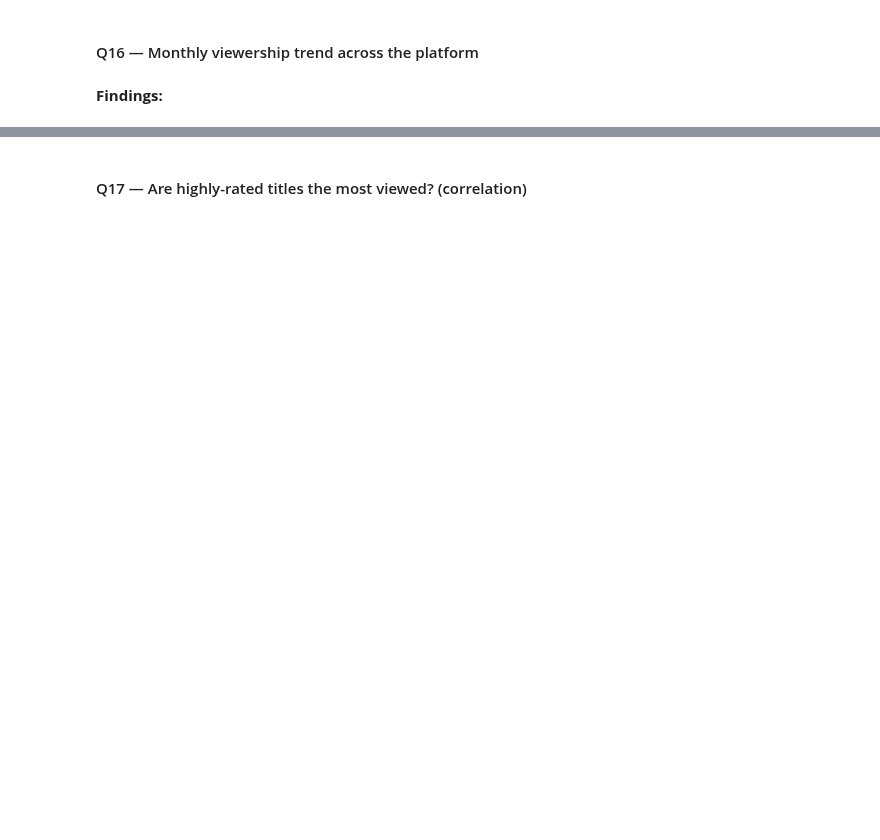
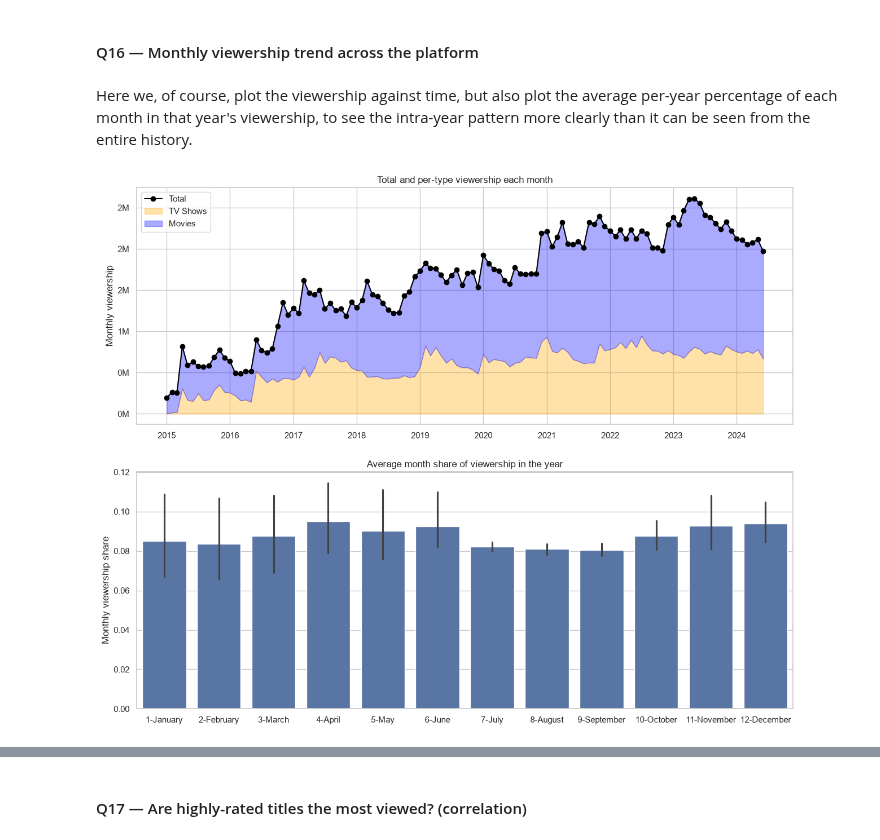
Before and after one commit to sysakm/movie_analytics_da_2026, a Jupyter notebook: starter_notebook.ipynb, the cells around one changed output, grey strips where cells are left out. Saved outputs shown, nothing was run; the diff lists cells and outputs as text; code cells hidden in the pictures; blank space fills up the shorter version.

```diff
--- a/starter_notebook.ipynb
+++ b/starter_notebook.ipynb
@@ -1745,2 +1854,40 @@ plt.show()
-# %% [markdown]
-**Findings:**
+# %% [markdown]
+Here we, of course, plot the viewership against time, but also plot the average per-year percentage of each month in that year's viewership, to see the intra-year pattern more clearly than it can be seen from the entire history.
+# %%
+# Your code here
+# one line -> one (month, title) pair
+cur_df = viewership.merge(titles[['title_id', 'type']], on='title_id', how='left')
+cur_df = cur_df.groupby(['type', 'month'])['views'].sum().unstack(level=0)
+
+month_num_df = cur_df.reset_index()
+month_num_df['year'] = month_num_df['month'].dt.year
+month_num_df['month_name'] = month_num_df['month'].dt.month_name()
+month_num_df['month'] = month_num_df['month'].dt.month.astype(str) + '-' + month_num_df['month_name']
+month_num_df['Total'] = month_num_df['TV Show'] + month_num_df['Movie']
+month_num_df['month_share'] = month_num_df['Total'] / month_num_df.groupby('year')['Total'].transform('sum')
+
+fig, axes = plt.subplots(2, 1, figsize=(15, 12))
+
+axes[0].plot(cur_df.index, cur_df.sum(axis=1), color='black', label='Total', marker='o')
+axes[0].fill_between(cur_df.index, [0]*len(cur_df), cur_df['TV Show'], color='orange', alpha=0.333, label='TV Shows')
+axes[0].fill_between(cur_df.index, cur_df['TV Show'], cur_df.sum(axis=1), color='blue', alpha=0.333, label='Movies')
+axes[0].legend()
+axes[0].set_ylabel('Monthly viewership')
+axes[0].set_title('Total and per-type viewership each month')
+formatter = ticker.FuncFormatter(lambda x, _: f"{x * 1e-6:.0f}M")
+axes[0].yaxis.set_major_formatter(formatter)
+
+sns.barplot(month_num_df, x='month', y='month_share', ax=axes[1])
+axes[1].set_xlabel('')
+axes[1].set_ylabel('Monthly viewership share')
+axes[1].set_title('Average month share of viewership in the year')
+
+plt.savefig(
+    f'{folder_path}/q16.png',
+    dpi=300,
+    bbox_inches='tight',
+    transparent=False
+)
+plt.show()
+# %% [output]
+[figure, added]
```
Also changed, not shown: parts of 38 cells of this notebook, 6 other files.
